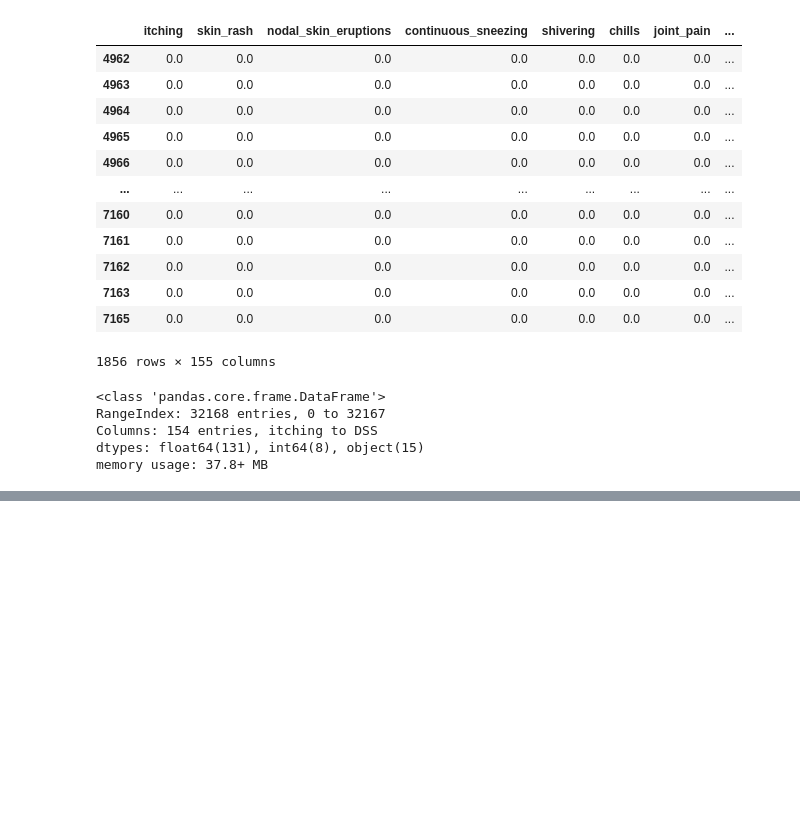
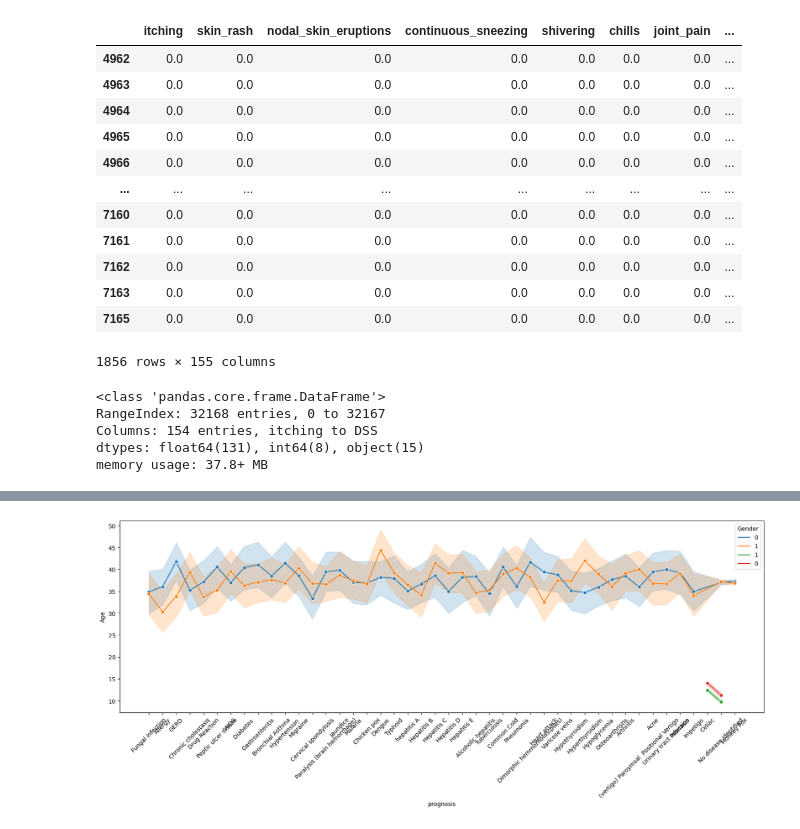
Before and after one commit to RAJESHVELAMALA/project2, a Jupyter notebook: preprocess.ipynb, the cells around one changed output, grey strips where cells are left out. Saved outputs shown, nothing was run; the diff lists cells and outputs as text; code cells hidden in the pictures; blank space fills up the shorter version.

```diff
--- a/preprocess.ipynb
+++ b/preprocess.ipynb
@@ -676,0 +718,11 @@ Disease_data.to_csv('./Project_data/Disease_data.csv', index=False)
+# %%
+import matplotlib.pyplot as plt
+import seaborn as sns
+
+# Line plot for pm2.5 over time with rotated x-axis labels
+plt.figure(figsize=(20, 6))
+sns.lineplot(data=Disease_data, x='prognosis', y='Age', hue='Gender', marker='o')
+plt.xticks(rotation=45)  # Rotate x-axis labels by 45 degrees
+plt.show()
+# %% [output]
+[figure, added]
```
Also changed, not shown: parts of 11 cells of this notebook, 13 other files.
